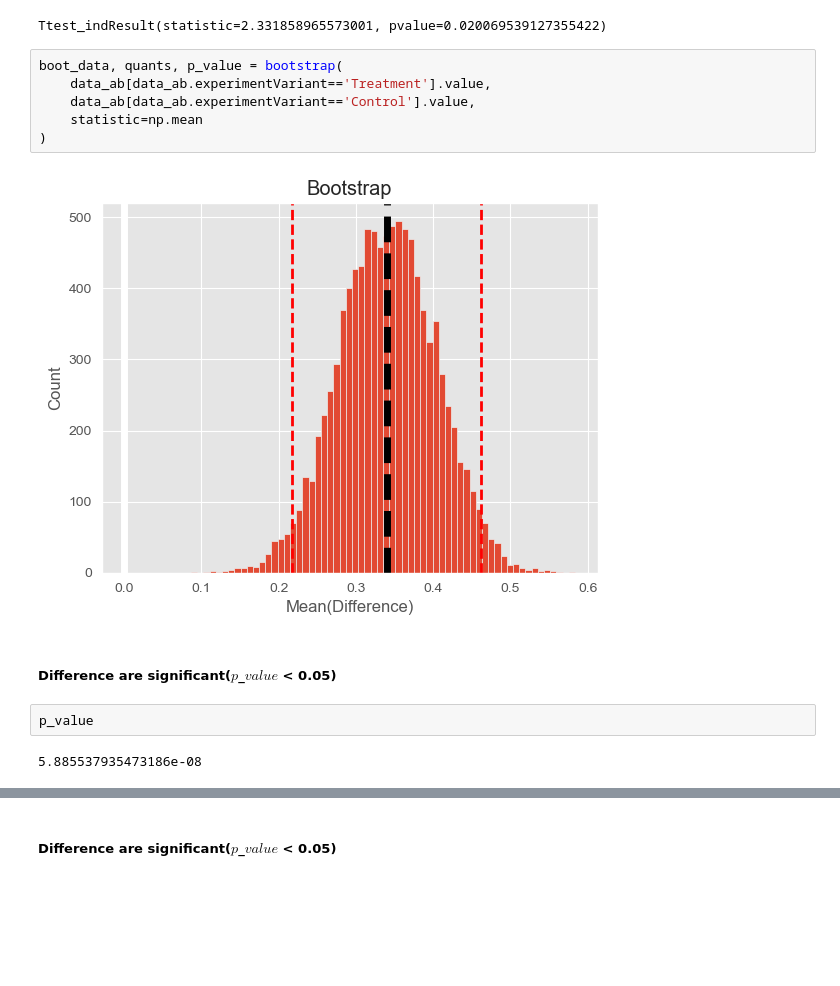
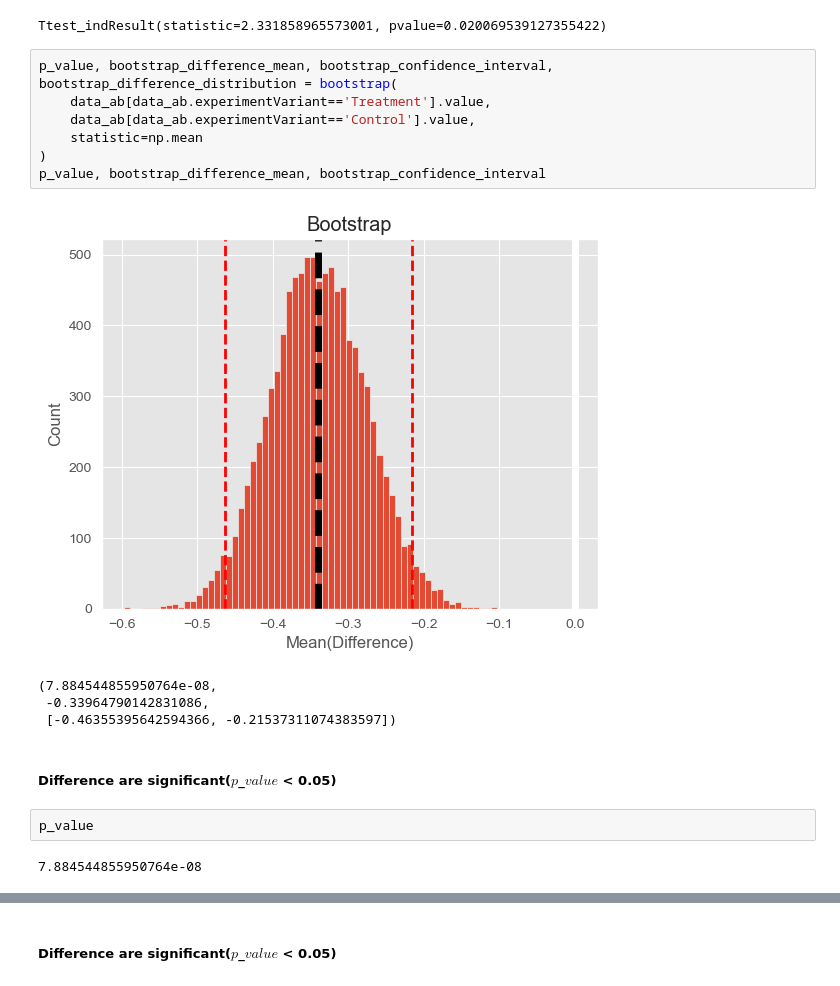
Before and after one commit to timofeytkachenko/fastbootstrap, a Jupyter notebook: bootstrap_experiment.ipynb, the cells around one changed output, grey strips where cells are left out. Saved outputs shown, nothing was run; the diff lists cells and outputs as text; blank space fills up the shorter version.

```diff
--- a/bootstrap_experiment.ipynb
+++ b/bootstrap_experiment.ipynb
@@ -151,17 +192,21 @@ ttest_ind(data_ab[data_ab.experimentVariant == 'Treatment'].value,
 # %% [output]
 Ttest_indResult(statistic=2.331858965573001, pvalue=0.020069539127355422)
 # %%
-boot_data, quants, p_value = bootstrap(
+p_value, bootstrap_difference_mean, bootstrap_confidence_interval, bootstrap_difference_distribution = bootstrap(
     data_ab[data_ab.experimentVariant=='Treatment'].value,
     data_ab[data_ab.experimentVariant=='Control'].value,
     statistic=np.mean
 )
+p_value, bootstrap_difference_mean, bootstrap_confidence_interval
 # %% [output]
-[figure, old version]
+[figure, new version]
+(7.884544855950764e-08,
+ -0.33964790142831086,
+ [-0.46355395642594366, -0.21537311074383597])
 # %% [markdown]
 ##### Difference are significant($p$_$value$ < 0.05)
 # %%
 p_value
 # %% [output]
-5.885537935473186e-08
+7.884544855950764e-08
 # %%
```
Also changed, not shown: parts of 22 cells of this notebook, 1 other file.
